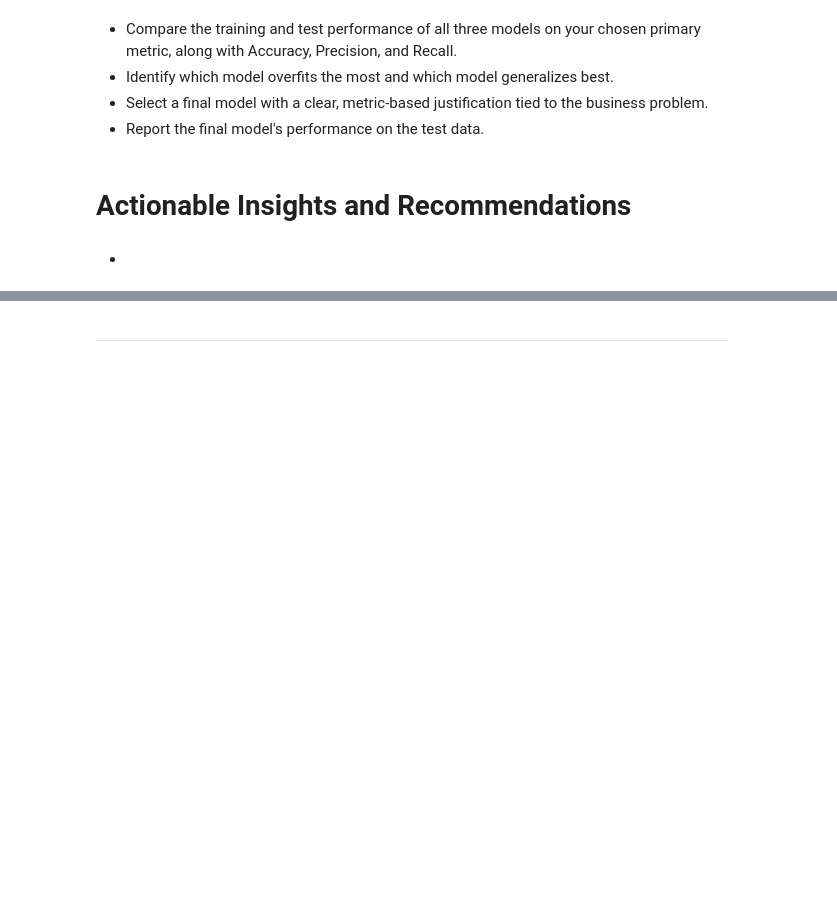
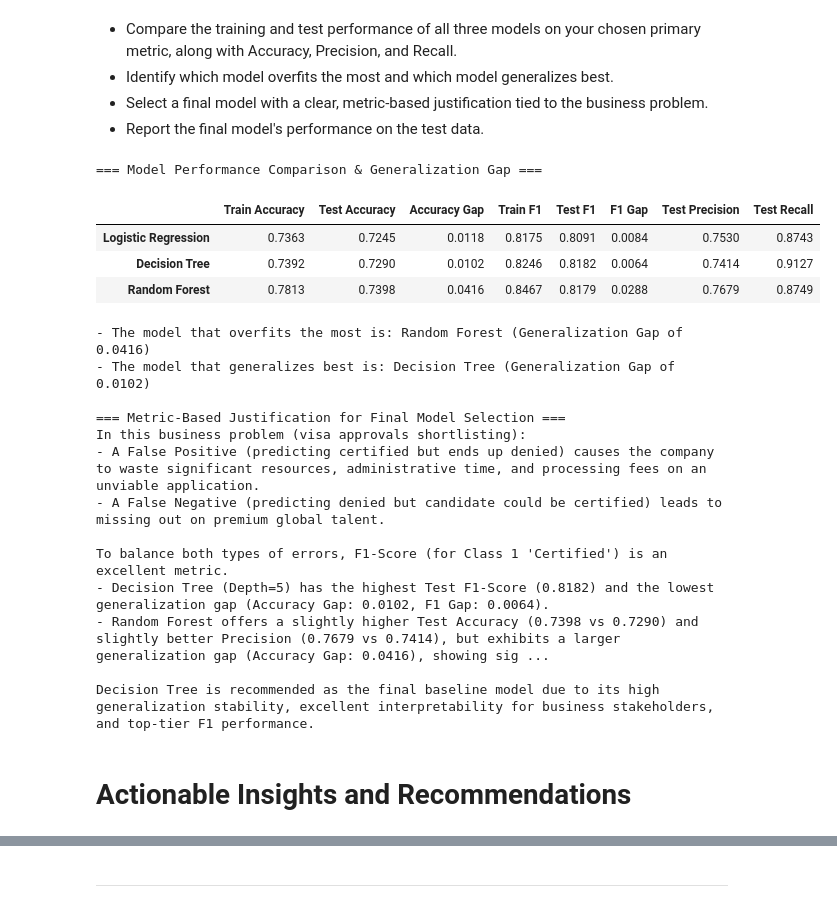
Before and after one commit to Kwasi-Dankwa/Easy_Visa_CS, a Jupyter notebook: AI&DS_Week8_Project2_Full_Code_Notebook_EasyVisa_.ipynb, the cells around one changed output, grey strips where cells are left out. Drawn from its saved outputs; the diff is of its cells as text; code cells hidden in the pictures; blank space fills up the shorter version.

```diff
--- a/AI&DS_Week8_Project2_Full_Code_Notebook_EasyVisa_.ipynb
+++ b/AI&DS_Week8_Project2_Full_Code_Notebook_EasyVisa_.ipynb
@@ -513,9 +653,51 @@ Oceania                       22        68     90
 - Identify which model overfits the most and which model generalizes best.
 - Select a final model with a clear, metric-based justification tied to the business problem.
 - Report the final model's performance on the test data.
+# %%
+# Calculate Generalization Gap (Train Metric - Test Metric) for key performance indicators
+comparison_df['Accuracy Gap'] = comparison_df['Train Accuracy'] - comparison_df['Test Accuracy']
+comparison_df['F1 Gap'] = comparison_df['Train F1'] - comparison_df['Test F1']
+
+print("=== Model Performance Comparison & Generalization Gap ===")
+display(comparison_df[['Train Accuracy', 'Test Accuracy', 'Accuracy Gap', 'Train F1', 'Test F1', 'F1 Gap', 'Test Precision', 'Test Recall']].round(4))
+
+# Identify which model overfits the most and which generalizes best
+most_overfit_model = comparison_df['Accuracy Gap'].idxmax()
+least_overfit_model = comparison_df['Accuracy Gap'].idxmin()
+
+print(f"\n- The model that overfits the most is: {most_overfit_model} (Generalization Gap of {comparison_df.loc[most_overfit_model, 'Accuracy Gap']:.4f})")
+print(f"- The model that generalizes best is: {least_overfit_model} (Generalization Gap of {comparison_df.loc[least_overfit_model, 'Accuracy Gap']:.4f})")
+
+print("""
+=== Metric-Based Justification for Final Model Selection ===
+In this business problem (visa approvals shortlisting):
+- A False Positive (predicting certified but ends up denied) causes the company to waste significant resources, administrative time, and processing fees on an unviable application.
+- A False Negative (predicting denied but candidate could be certified) leads to missing out on premium global talent.
+
+To balance both types of errors, F1-Score (for Class 1 'Certified') is an excellent metric.
+- Decision Tree (Depth=5) has the highest Test F1-Score (0.8182) and the lowest generalization gap (Accuracy Gap: 0.0102, F1 Gap: 0.0064).
+- Random Forest offers a slightly higher Test Accuracy (0.7398 vs 0.7290) and slightly better Precision (0.7679 vs 0.7414), but exhibits a larger generalization gap (Accuracy Gap: 0.0416), showing signs of slight overfitting.
+
+Decision Tree is recommended as the final baseline model due to its high generalization stability, excellent interpretability for business stakeholders, and top-tier F1 performance.
+""")
+# %% [output]
+=== Model Performance Comparison & Generalization Gap ===
+|  | Train Accuracy | Test Accuracy | Accuracy Gap | Train F1 | Test F1 | F1 Gap | Test Precision | Test Recall |
+| Logistic Regression | 0.7363 | 0.7245 | 0.0118 | 0.8175 | 0.8091 | 0.0084 | 0.7530 | 0.8743 |
+| Decision Tree | 0.7392 | 0.7290 | 0.0102 | 0.8246 | 0.8182 | 0.0064 | 0.7414 | 0.9127 |
+| Random Forest | 0.7813 | 0.7398 | 0.0416 | 0.8467 | 0.8179 | 0.0288 | 0.7679 | 0.8749 |
+- The model that overfits the most is: Random Forest (Generalization Gap of 0.0416)
+- The model that generalizes best is: Decision Tree (Generalization Gap of 0.0102)
+
+=== Metric-Based Justification for Final Model Selection ===
+In this business problem (visa approvals shortlisting):
+- A False Positive (predicting certified but ends up denied) causes the company to waste significant resources, administrative time, and processing fees on an unviable application.
+- A False Negative (predicting denied but candidate could be certified) leads to missing out on premium global talent.
+
+To balance both types of errors, F1-Score (for Class 1 'Certified') is an excellent metric.
+- Decision Tree (Depth=5) has the highest Test F1-Score (0.8182) and the lowest generalization gap (Accuracy Gap: 0.0102, F1 Gap: 0.0064).
+- Random Forest offers a slightly higher Test Accuracy (0.7398 vs 0.7290) and slightly better Precision (0.7679 vs 0.7414), but exhibits a larger generalization gap (Accuracy Gap: 0.0416), showing sig ...
+
+Decision Tree is recommended as the final baseline model due to its high generalization stability, excellent interpretability for business stakeholders, and top-tier F1 performance.
 # %% [markdown]
 # **Actionable Insights and Recommendations**
-# %% [markdown]
-
-
-*
```
Also changed, not shown: parts of 3 cells of this notebook.
